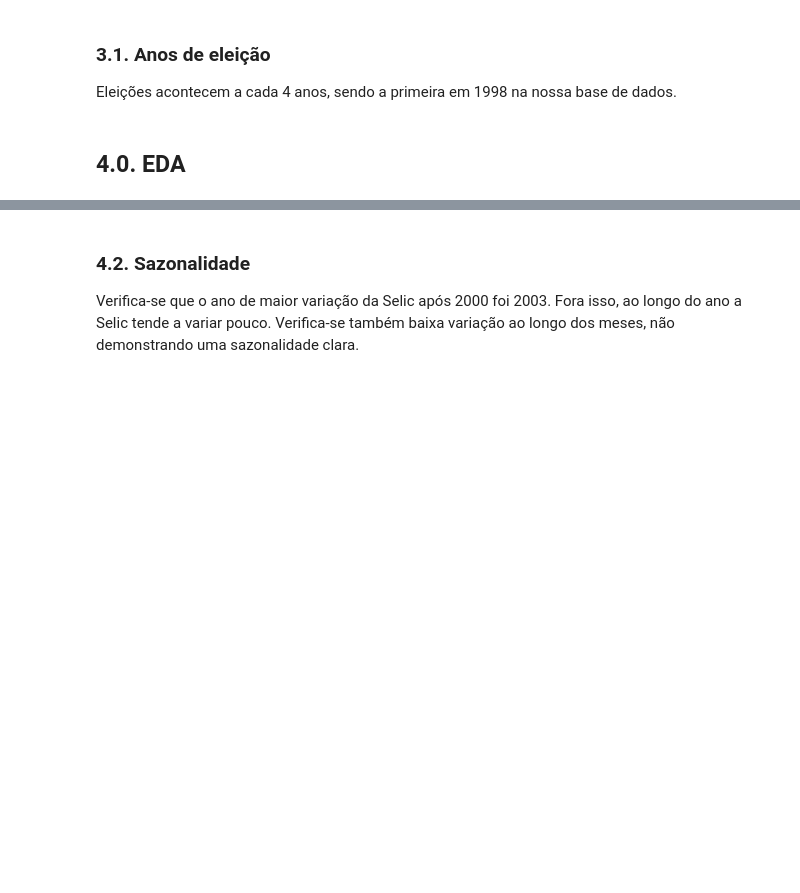
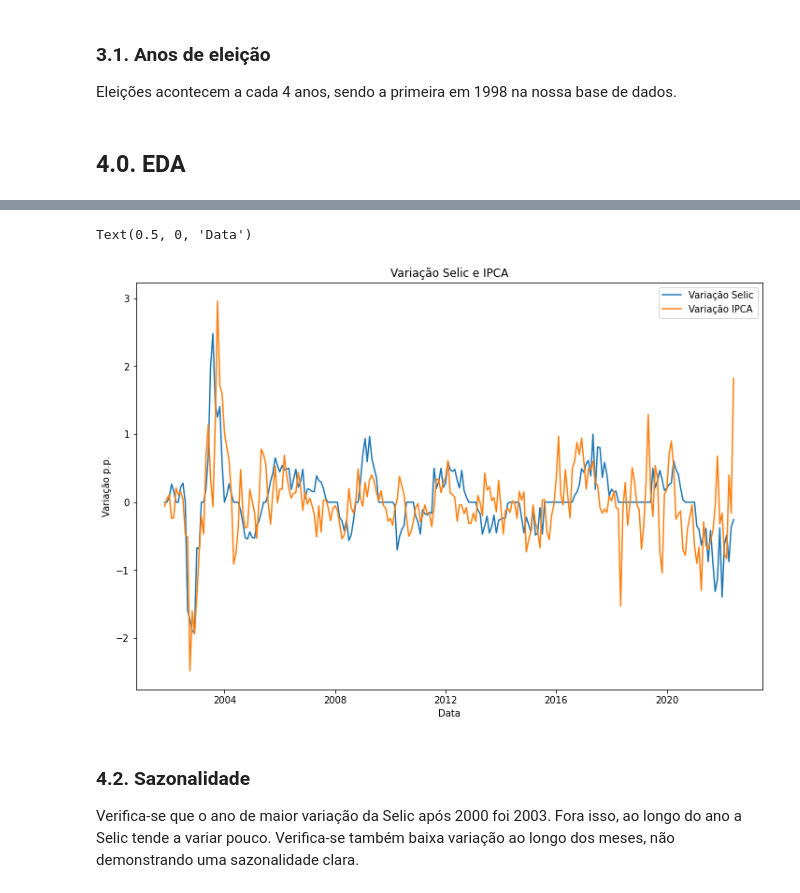
Before and after one commit to Lucas-Okamura/Selic-Forecast, a Jupyter notebook: selic-forecast.ipynb, the cells around one changed output, grey strips where cells are left out. Saved outputs shown, nothing was run; the diff lists cells and outputs as text; code cells hidden in the pictures; blank space fills up the shorter version.

```diff
--- a/selic-forecast.ipynb
+++ b/selic-forecast.ipynb
@@ -266,3 +328,18 @@ plt.legend();
+# %%
+# variacao da taxa selic x variacao da taxa acumulada ipca
+df4['perc_selic'] = (df4['selic'] - df4['selic'].shift(-1))
+df4['perc_ipca'] = (df4['ipca_acumulado_12_meses'] - df4['ipca_acumulado_12_meses'].shift(-1))
+
+fig, ax = plt.subplots(figsize = (12, 8))
+sns.lineplot(data = df4, x = 'data', y = 'perc_selic', ax = ax, label = 'Variação Selic');
+sns.lineplot(data = df4, x = 'data', y = 'perc_ipca', ax = ax, label = 'Variação IPCA');
+
+plt.title('Variação Selic e IPCA');
+plt.ylabel('Variação p.p.');
+plt.xlabel('Data');
+# %% [output]
+Text(0.5, 0, 'Data')
+[figure, added]
 # %% [markdown]
 ### 4.2. Sazonalidade
 
```
Also changed, not shown: parts of 13 cells of this notebook.
